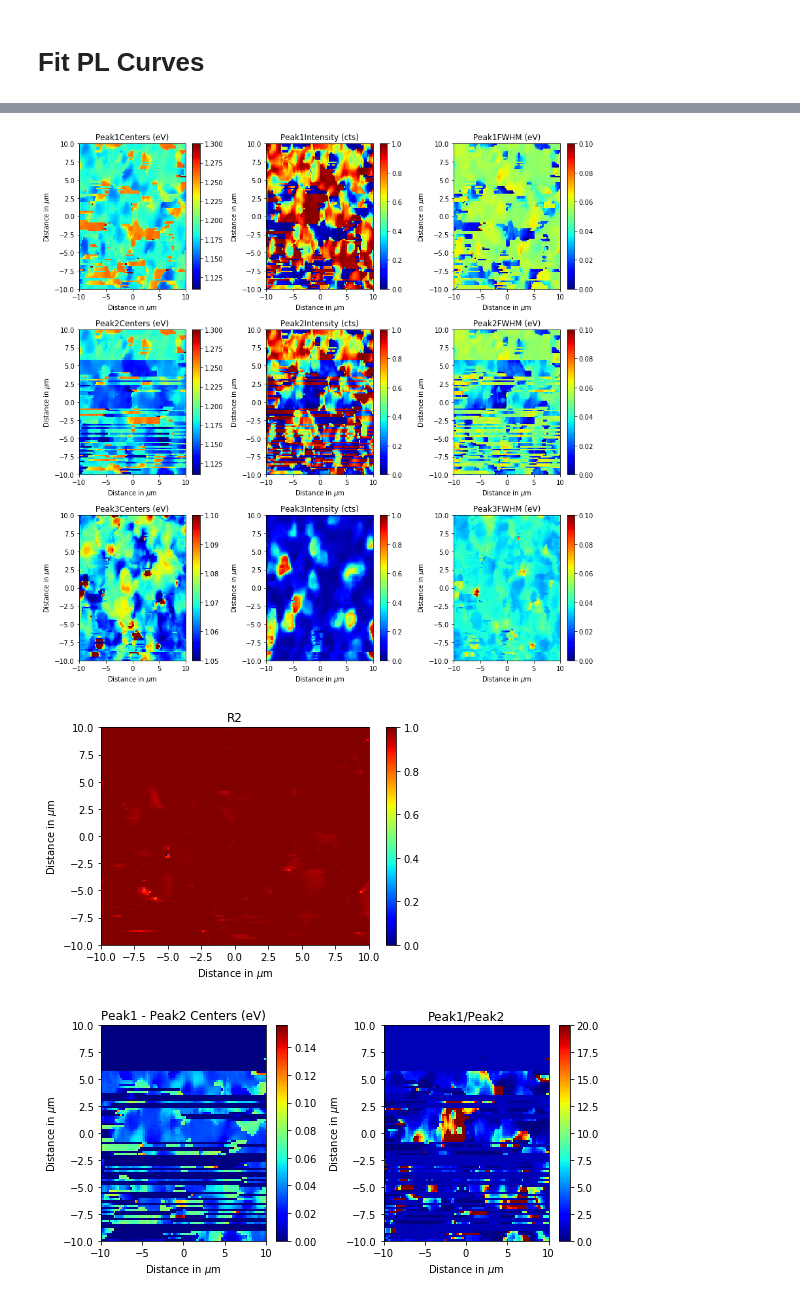
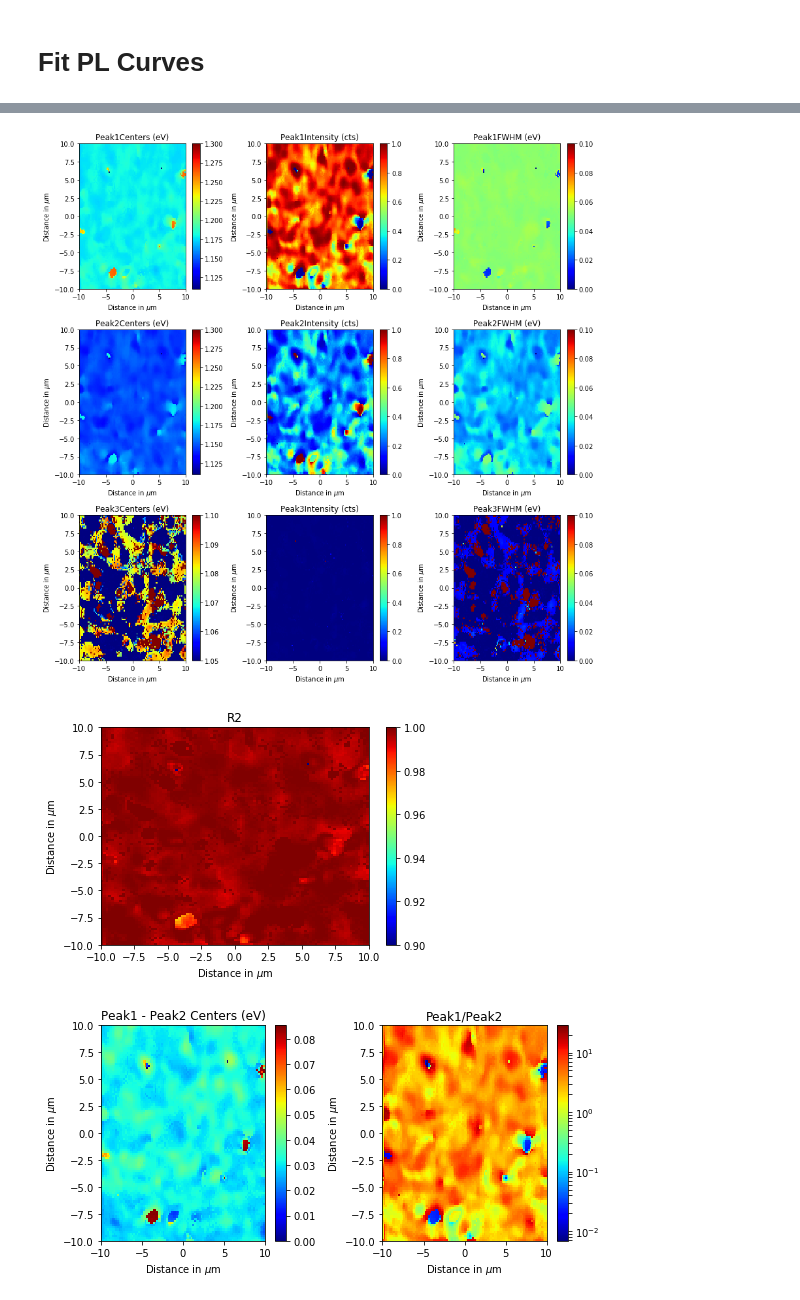
Before and after one commit to ttmn313/CIGS_Na_Analysis, a Jupyter notebook: Separate_PL_via_EG.ipynb, the cells around one changed output, grey strips where cells are left out. Drawn from its saved outputs; the diff is of its cells as text; code cells hidden in the pictures.

```diff
--- a/Separate_PL_via_EG.ipynb
+++ b/Separate_PL_via_EG.ipynb
@@ -651,16 +640,16 @@ Curve Fitting takes  0.11  seconds
 # bounds = ([1.17, 0., 0., 1.11, 0., 0., 1.05, 0., 0.],[1.3, 1.0, np.inf, 1.19, 1.0, np.inf, 1.11, 1.0, np.inf])
 # guess_2 = [1.2, 0.9, 0.1, 1.12, 0.1, 0.1, 1.08, 0.5, 0.05 ]
 
-guess = [1.18, 0.7, 0.1, 1.18, 0.3, 0.1, 1.08, 0.2, 0.05 ]
+guess = [1.21, 0.7, 0.1, 1.14, 0.3, 0.1, 1.08, 0.2, 0.05 ]
 bounds = ([1.11, 0., 0., 1.11, 0., 0., 1.05, 0., 0.],[1.3, 1.0, np.inf, 1.3, 1.0, np.inf, 1.1, 1.0, np.inf])
-
+guess2 = [1.18, 0.9, 0.1, 1.18, 0.3, 0.1, 1.08, 0.2, 0.05 ]
 
 # \/ \/ \/ \/  for n = 3
 #guess_1 = [1.2, 0.1, 0.05, 1.15, 0.9, 0.05, 1.08, 0.1, 0.05]
 
 
 
-n = 0
+n = 3
 xx = 1240/np.array(all_pl_energy[n])
 stamp = (xx > 1.0) & (xx < 1.3)
 x = xx[stamp]
@@ -680,17 +669,16 @@ for idx in range(pl.shape[0]):
         popt, pcov = curve_fit(func, x, y, p0=guess, bounds = bounds)
     except RuntimeError:
         print 'iteration ', idx, ' failed to converge after first guess'
-        continue
-#         try:
-#             popt, pcov = curve_fit(func, x, y, p0=guess_2, bounds = bounds)
-#         except RuntimeError:
-#             print 'iteration ', idx, ' failed to converge after 2 guesses'
-#             continue
+        try:
+            popt, pcov = curve_fit(func, x, y, p0=guess2, bounds = bounds)
+        except RuntimeError:
+            print 'iteration ', idx, ' failed to converge after 2 guesses'
+            continue
     fit_params[idx,:] = popt
     fit_covs[idx,:] = np.sqrt(np.diag(pcov))
     R2[idx] = 1-(np.sum(y-func(x, *popt))**2)/np.sum((y-np.mean(y))**2)
 
-    guess = np.array(popt)
+    #guess = np.array(popt)
 #     # change the guess values for each iteration based on the previous pixel (or previous line)
 #     if idx%len(all_x[n]) == 0:
 #         guess = np.array(fit_params[idx/len(x),:])
@@ -739,27 +728,31 @@ x = all_x[n]
 y = all_y[n]
 
 # Make sure that peak 1 is always higher in energy than peak 2
-test = fit_params[:,0] < fit_params[:,3]
-fit_params[test,0:3] = np.array(fit_params[test,3:6])
-fit_params[test,3:6] = np.array(fit_params[test,0:3])
+test = (fit_params[:,0] < fit_params[:,3]) #& (fit_params[:,4] > 0.1)
+switch_pks = np.array(fit_params)
+switch_pks[test,0:3] = np.array(fit_params[test,3:6])
+switch_pks[test,3:6] = np.array(fit_params[test,0:3])
+
+
+to_plot = switch_pks
 
 fig, axes = plt.subplots(3,3,figsize=(12,12))
 ax = axes.ravel()
 for idx in range(0,9,3):
     map_num = idx
-    pcm = ax[map_num].pcolor(x,y,fit_params[:,map_num].reshape(len(x),len(y)),cmap='jet', vmin=bounds[0][map_num], vmax = bounds[1][map_num])#, vmin=np.min(doi[stamp]), vmax=np.max(doi[stamp]))
+    pcm = ax[map_num].pcolor(x,y,to_plot[:,map_num].reshape(len(x),len(y)),cmap='jet', vmin=bounds[0][map_num], vmax = bounds[1][map_num])#, vmin=np.min(doi[stamp]), vmax=np.max(doi[stamp]))
     ax[map_num].set_title('Peak' + str(idx/3+1) + 'Centers (eV)')
     ax[map_num].set_xlabel('Distance in $\mu$m')
     ax[map_num].set_ylabel('Distance in $\mu$m')
     fig.colorbar(pcm,ax = ax[map_num])
     map_num = idx+1
-    pcm = ax[map_num].pcolor(x,y,fit_params[:,map_num].reshape(len(x),len(y)),cmap='jet', vmin=bounds[0][map_num], vmax = bounds[1][map_num])#, vmin=np.min(doi[stamp]), vmax=np.max(doi[stamp]))
+    pcm = ax[map_num].pcolor(x,y,to_plot[:,map_num].reshape(len(x),len(y)),cmap='jet', vmin=bounds[0][map_num], vmax = bounds[1][map_num])#, vmin=np.min(doi[stamp]), vmax=np.max(doi[stamp]))
     ax[map_num].set_title('Peak' + str(idx/3+1) + 'Intensity (cts)')
     ax[map_num].set_xlabel('Distance in $\mu$m')
     ax[map_num].set_ylabel('Distance in $\mu$m')
     fig.colorbar(pcm,ax = ax[map_num])
     map_num = idx+2
-    pcm = ax[map_num].pcolor(x,y,fit_params[:,map_num].reshape(len(x),len(y)),cmap='jet',vmin=0, vmax = 0.1)#, vmin=np.min(doi[stamp]), vmax=np.max(doi[stamp]))
+    pcm = ax[map_num].pcolor(x,y,to_plot[:,map_num].reshape(len(x),len(y)),cmap='jet',vmin=0, vmax = 0.1)#, vmin=np.min(doi[stamp]), vmax=np.max(doi[stamp]))
     ax[map_num].set_title('Peak' + str(idx/3+1) + 'FWHM (eV)')
     ax[map_num].set_xlabel('Distance in $\mu$m')
     ax[map_num].set_ylabel('Distance in $\mu$m')
@@ -768,7 +761,7 @@ plt.tight_layout()
 plt.show()
 
 
-plt.pcolor(x,y,R2.reshape(len(x),len(y)),cmap='jet', vmin=0,vmax=1)
+plt.pcolor(x,y,R2.reshape(len(x),len(y)),cmap='jet', vmin=0.9,vmax=1)
 plt.colorbar()
 plt.title('R2')
 plt.xlabel('Distance in $\mu$m')
@@ -776,31 +769,31 @@ plt.ylabel('Distance in $\mu$m')
 
 plt.show()
 # %% [output]
-[figure, old version]
+[figure, new version]
-[figure, old version]
+[figure, new version]
 # %%
-center_diff = fit_params[:,0]-fit_params[:,3]
-intensity_ratio = fit_params[:,1]/fit_params[:,4]
+center_diff = switch_pks[:,0]-switch_pks[:,3]
+intensity_ratio = switch_pks[:,1]/switch_pks[:,4]
 intensity_ratio[np.isnan(intensity_ratio)]=1
 
 fig,axes = plt.subplots(1,2,figsize=(8,4))
 ax = axes.ravel()
 map_num = 0
 pcm = ax[map_num].pcolor(x,y,center_diff.reshape(len(x),len(y)),cmap='jet')#, vmin=np.min(doi[stamp]), vmax=np.max(doi[stamp]))
 ax[map_num].set_title('Peak1 - Peak2 Centers (eV)')
 ax[map_num].set_xlabel('Distance in $\mu$m')
 ax[map_num].set_ylabel('Distance in $\mu$m')
 fig.colorbar(pcm,ax = ax[map_num])
 map_num = 1
-if n == 3:
+if n == 3 or n == 0 or n== 1 or n == 2:
     pcm = ax[map_num].pcolor(x,y,intensity_ratio.reshape(len(x),len(y)), cmap='jet', norm=mpl_colors.LogNorm(vmin=intensity_ratio.min(), vmax=intensity_ratio.max()))#, vmin=np.min(doi[stamp]), vmax=np.max(doi[stamp]))
 else:
     pcm = ax[map_num].pcolor(x,y,intensity_ratio.reshape(len(x),len(y)), cmap='jet', vmin=0, vmax = 20)
 ax[map_num].set_title('Peak1/Peak2')
 ax[map_num].set_xlabel('Distance in $\mu$m')
 ax[map_num].set_ylabel('Distance in $\mu$m')
 fig.colorbar(pcm,ax = ax[map_num])
 plt.tight_layout()
 plt.show()
 # %% [output]
-[figure, old version]
+[figure, new version]
```
Also changed, not shown: parts of 11 cells of this notebook.
